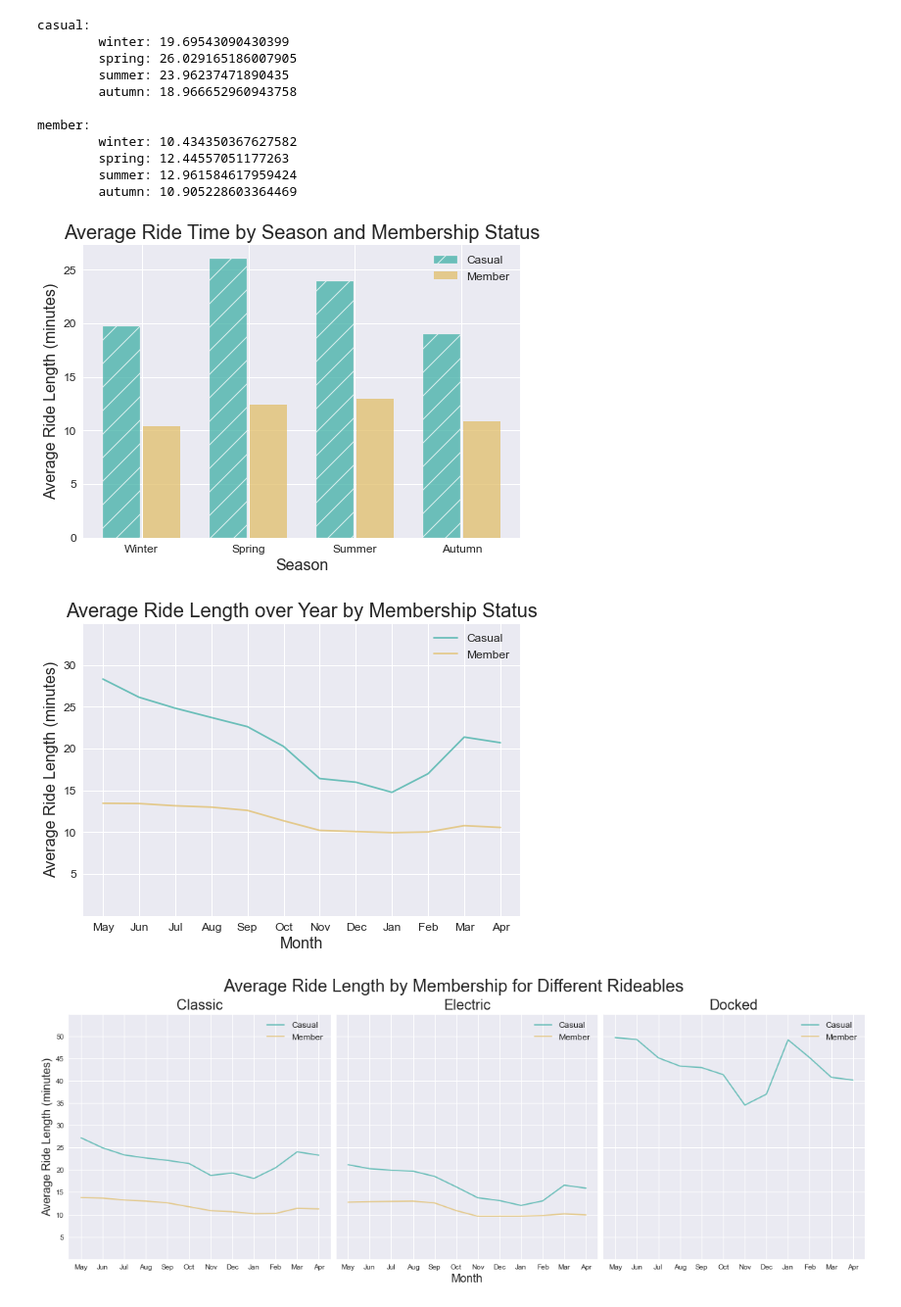
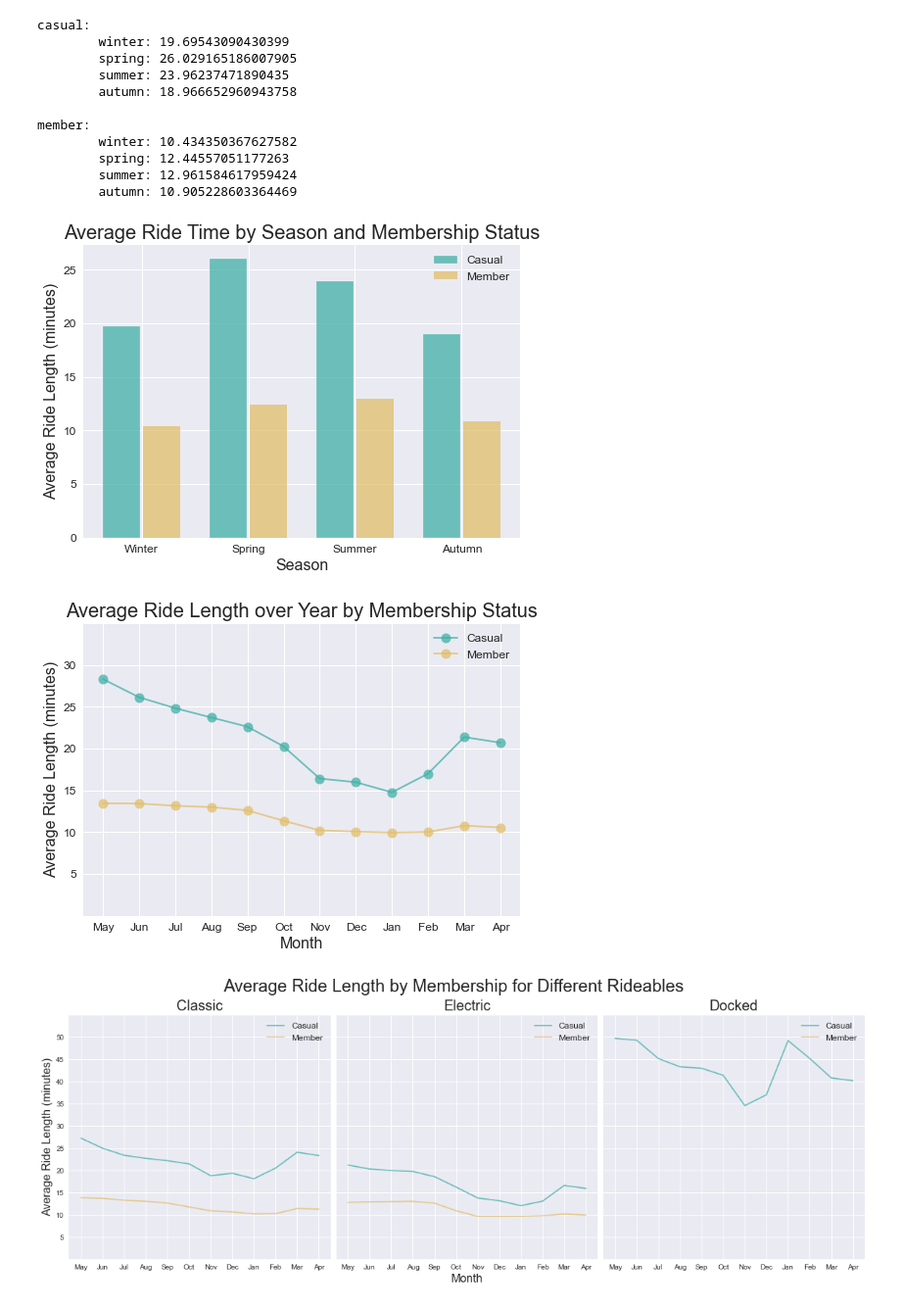
Before and after one commit to karlmadl/Cyclistic, a Jupyter notebook: 04_Analyze/analysis.ipynb, the cells around one changed output. Shown: that part at 98% size. Drawn from its saved outputs; the diff is of its cells as text; code cells hidden in the pictures.

Commit message:
redid analysis and figure creation, unified style across figures

```diff
--- a/04_Analyze/analysis.ipynb
+++ b/04_Analyze/analysis.ipynb
@@ -31,0 +112,41 @@ Name: member_casual, dtype: int64
+# %%
+plt.style.use("seaborn")
+
+ct = pd.crosstab(df.member_casual, df.day_of_week, normalize='index')
+days = ["Monday", "Tuesday", "Wednesday", "Thursday", "Friday", "Saturday", "Sunday"]
+x = np.arange(7)
+width = 0.35
+hspace = 0.0125
+
+
+fig, ax = plt.subplots(constrained_layout=True)
+_ = ax.bar(
+    x=(x-(width/2 + hspace)), height=ct.loc["casual"], label="Casual",
+    facecolor="#40B0A6", edgecolor="white", alpha=0.5, width=width
+)
+_ = ax.plot(
+    (x-(width/2 + hspace)), ct.iloc[0]-0.003,
+    color="#40B0A6", alpha=1
+)
+_ = ax.bar(
+    x=(x+(width/2 + hspace)), height=ct.loc["member"], width=width,
+    facecolor="#E1BE6A", edgecolor="white", alpha=0.5,
+    label="Member")
+_ = ax.plot(
+    (x+(width/2 + hspace)), ct.iloc[1]-0.003,
+    color="#E1BE6A", alpha=1
+)
+
+
+_ = ax.set(
+    xticks=x,
+    xticklabels=days
+)
+_ = ax.set_title("Proportion of Riders vs Day of Week by Membership", fontsize=20)
+_ = ax.set_xlabel("Day", fontsize=16)
+_ = ax.set_ylabel("Proportion (relative to group)", fontsize=16)
+_ = ax.tick_params(axis="both", which="major", labelsize=12)
+
+_ = ax.legend(prop={"size": 14})
+
+plt.savefig("figures/weekday_proportion_by_membership.png", dpi=600, format="png")
@@ -106,32 +336,32 @@ member:
 # %%
 szn_avg_cas = [19.69543090430399, 26.029165186007905, 23.96237471890435, 18.966652960943758]
 szn_avg_mem = [10.434350367627582, 12.44557051177263, 12.961584617959424, 10.905228603364469]
 width = 0.35
 x = np.arange(len(szn_avg_cas))
 
 
 plt.style.use("seaborn")
 fig, ax = plt.subplots()
 _ = ax.bar(
     x - (width/2 + 0.0125), szn_avg_cas,
-    color="#40B0A6", alpha=0.75, edgecolor="white", hatch="/", width=width,
+    color="#40B0A6", alpha=0.75, edgecolor="white", width=width,
     label="Casual")
 
 _ = ax.bar(
     x + (width/2 + 0.0125), szn_avg_mem,
     color="#E1BE6A", alpha=0.75, width=width,
     label="Member")
 
 _ = ax.set(
     xticks=x,
     xticklabels=["Winter", "Spring", "Summer", "Autumn"],
 )
 _ = ax.tick_params(axis="both", which="major", labelsize=12)
 _ = ax.set_title("Average Ride Time by Season and Membership Status", fontsize=20)
 _ = ax.set_ylabel("Average Ride Length (minutes)", fontsize=16)
 _ = ax.set_xlabel("Season", fontsize=16)
 _ = ax.legend(prop={"size": 12})
 
-# plt.savefig("figures/avg_ridelength_by_season_membership.png", dpi=600, format="png")
+plt.savefig("figures/avg_ridelength_by_season_membership.png", dpi=600, format="png")
 # %% [output]
-[figure, old version]
+[figure, new version]
@@ -147,8 +379,14 @@ for month in months:
 x = np.arange(len(monthly_avg_mem))
 
 fig, ax = plt.subplots()
-_ = ax.plot(x, monthly_avg_cas, color="#40B0A6", alpha=0.75, label="Casual")
-_ = ax.plot(x, monthly_avg_mem, color="#E1BE6A", alpha=0.75, label="Member")
+_ = ax.plot(
+    x, monthly_avg_cas, label="Casual",
+    color="#40B0A6", alpha=0.75, marker=".", markersize=20
+)
+_ = ax.plot(
+    x, monthly_avg_mem, label="Member",
+    color="#E1BE6A", alpha=0.75, marker=".", markersize=20
+)
 
 _ = ax.set(
     xticks=x,
@@ -164,6 +402,6 @@ _ = ax.set_ylim(0)
 
 _ = ax.legend(prop={"size": 12})
 
-# plt.savefig("figures/avg_ridelength_overyear_by_membership.png", dpi=600, format="png")
+plt.savefig("figures/avg_ridelength_overyear_by_membership.png", dpi=600, format="png")
 # %% [output]
-[figure, old version]
+[figure, new version]
```
Also changed, not shown: parts of 32 cells of this notebook, 15 other files.
